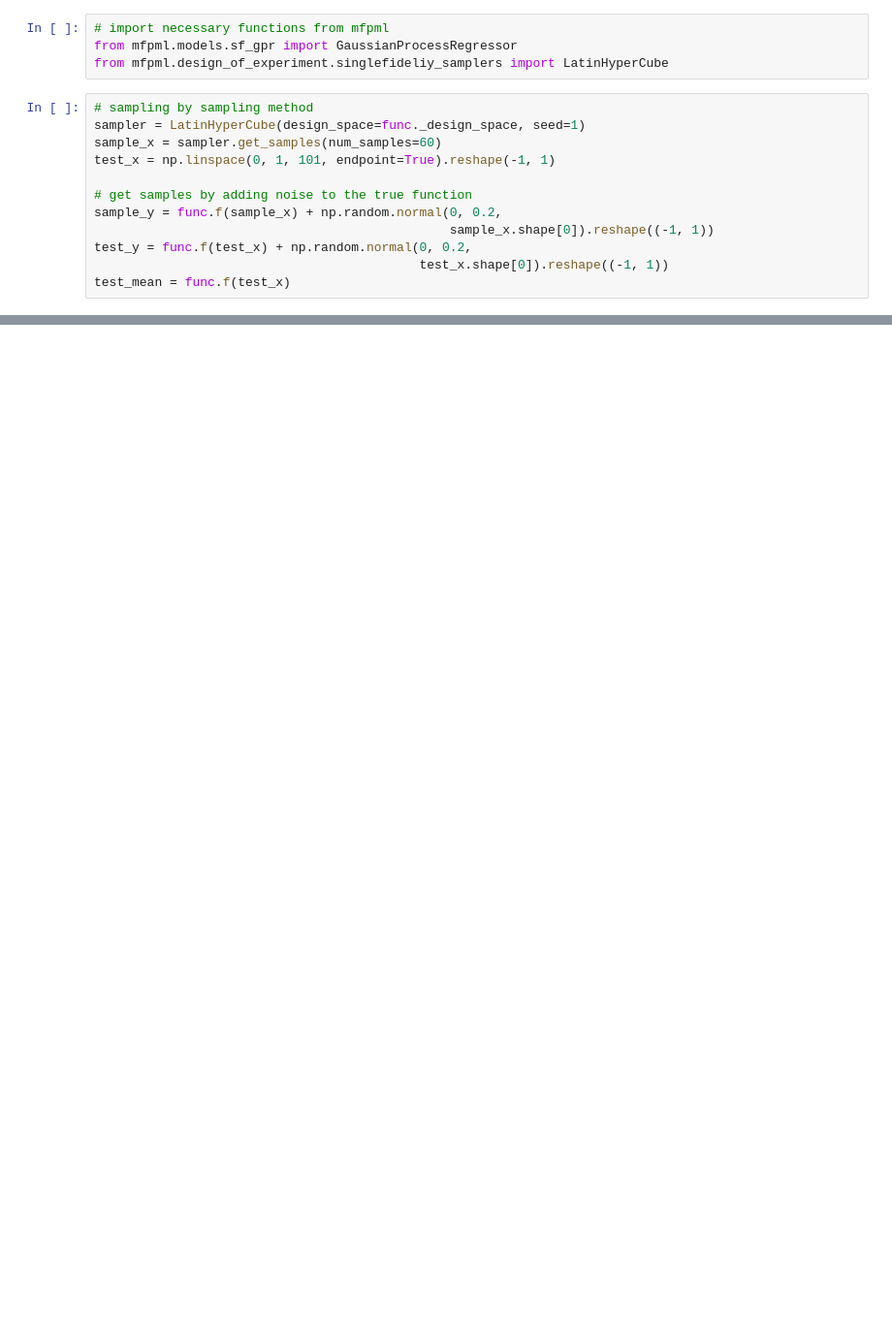
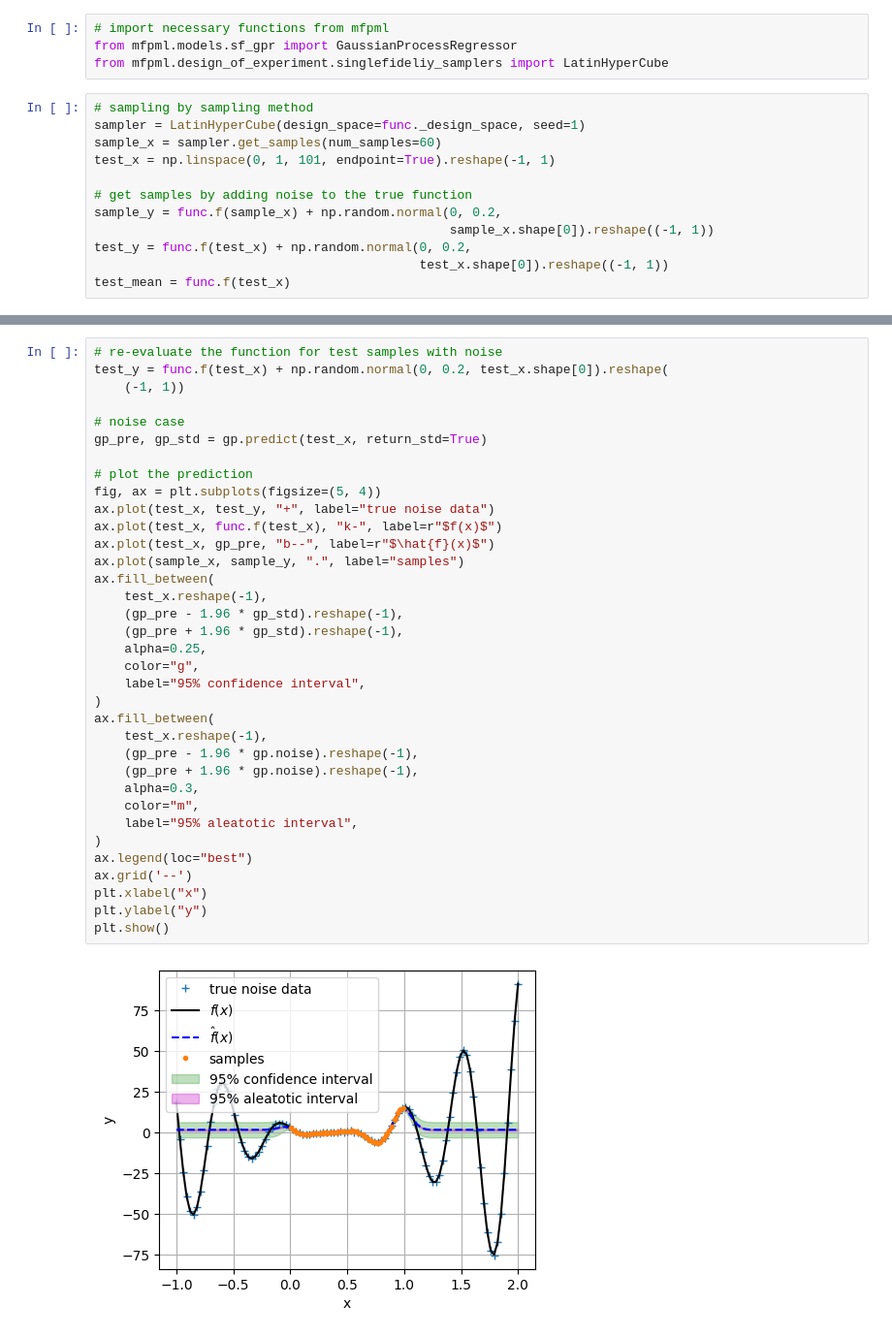
Before and after one commit to JiaxiangYi96/mfpml, a Jupyter notebook: tutorials/from_gp_to_bo.ipynb, the cells around one changed output, grey strips where cells are left out. Shown at 97% size. Cells and saved outputs as stored; diff of their text form; blank space fills up the shorter version.

```diff
--- a/tutorials/from_gp_to_bo.ipynb
+++ b/tutorials/from_gp_to_bo.ipynb
@@ -244,0 +370,37 @@ test_y_mean:0.5426, test_y_var:20.8635
+# %%
+# re-evaluate the function for test samples with noise
+test_y = func.f(test_x) + np.random.normal(0, 0.2, test_x.shape[0]).reshape(
+    (-1, 1))
+
+# noise case
+gp_pre, gp_std = gp.predict(test_x, return_std=True)
+
+# plot the prediction
+fig, ax = plt.subplots(figsize=(5, 4))
+ax.plot(test_x, test_y, "+", label="true noise data")
+ax.plot(test_x, func.f(test_x), "k-", label=r"$f(x)$")
+ax.plot(test_x, gp_pre, "b--", label=r"$\hat{f}(x)$")
+ax.plot(sample_x, sample_y, ".", label="samples")
+ax.fill_between(
+    test_x.reshape(-1),
+    (gp_pre - 1.96 * gp_std).reshape(-1),
+    (gp_pre + 1.96 * gp_std).reshape(-1),
+    alpha=0.25,
+    color="g",
+    label="95% confidence interval",
+)
+ax.fill_between(
+    test_x.reshape(-1),
+    (gp_pre - 1.96 * gp.noise).reshape(-1),
+    (gp_pre + 1.96 * gp.noise).reshape(-1),
+    alpha=0.3,
+    color="m",
+    label="95% aleatotic interval",
+)
+ax.legend(loc="best")
+ax.grid('--')
+plt.xlabel("x")
+plt.ylabel("y")
+plt.show()
+# %% [output]
+[figure, added]
```
Also changed, not shown: parts of 23 cells of this notebook, 2 other files.
